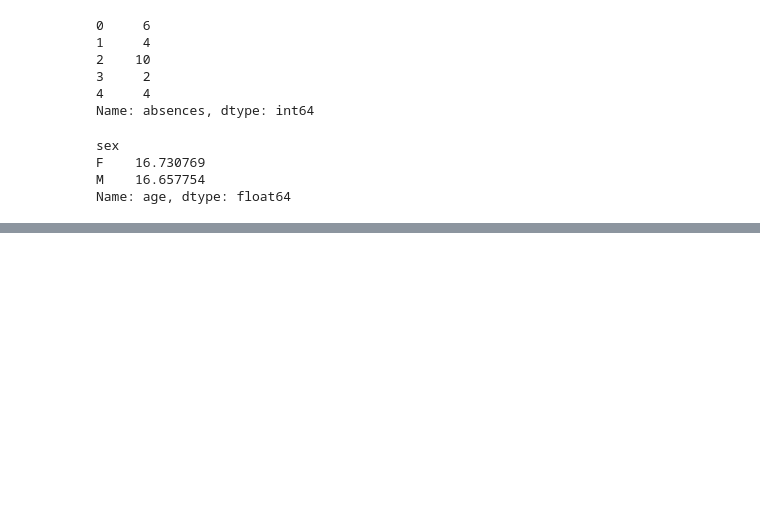
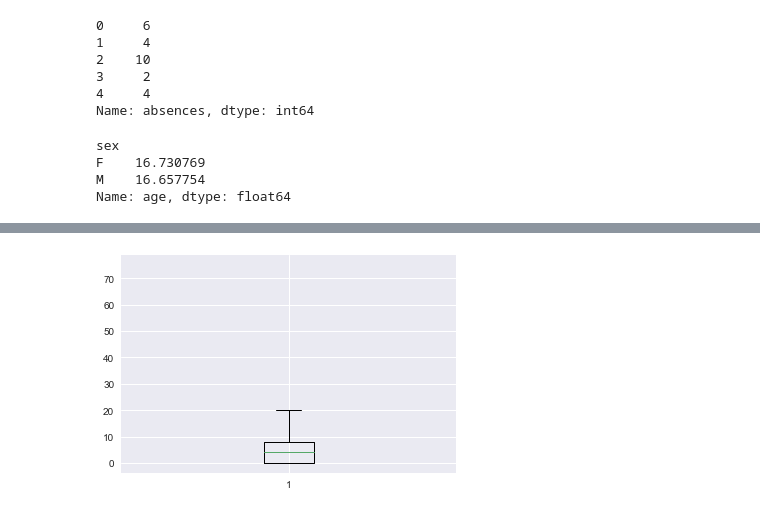
Before and after one commit to HidehikoMURAO/Data-Scientist-Training-Course, a Jupyter notebook: Chapter 3.ipynb, the cells around one changed output, grey strips where cells are left out. Drawn from its saved outputs; the diff is of its cells as text; code cells hidden in the pictures; blank space fills up the shorter version.

```diff
--- a/Chapter 3.ipynb
+++ b/Chapter 3.ipynb
@@ -124,0 +204,6 @@ Name: age, dtype: float64
+# %%
+# 箱ひげ図：欠席者数
+plt.boxplot(student_data_math['absences'])
+plt.grid(True)
+# %% [output]
+[figure, added]
```
Also changed, not shown: parts of 21 cells of this notebook.
